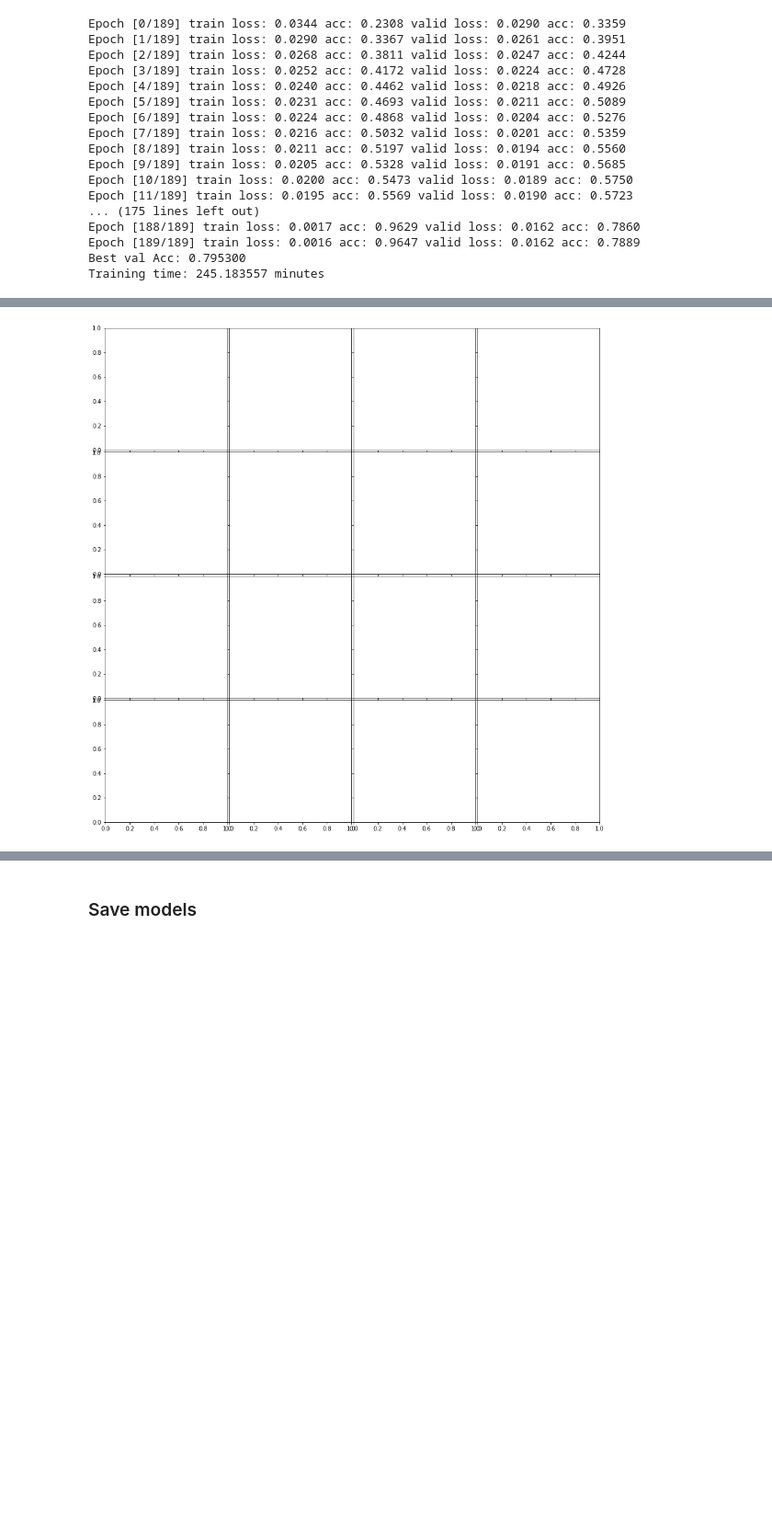
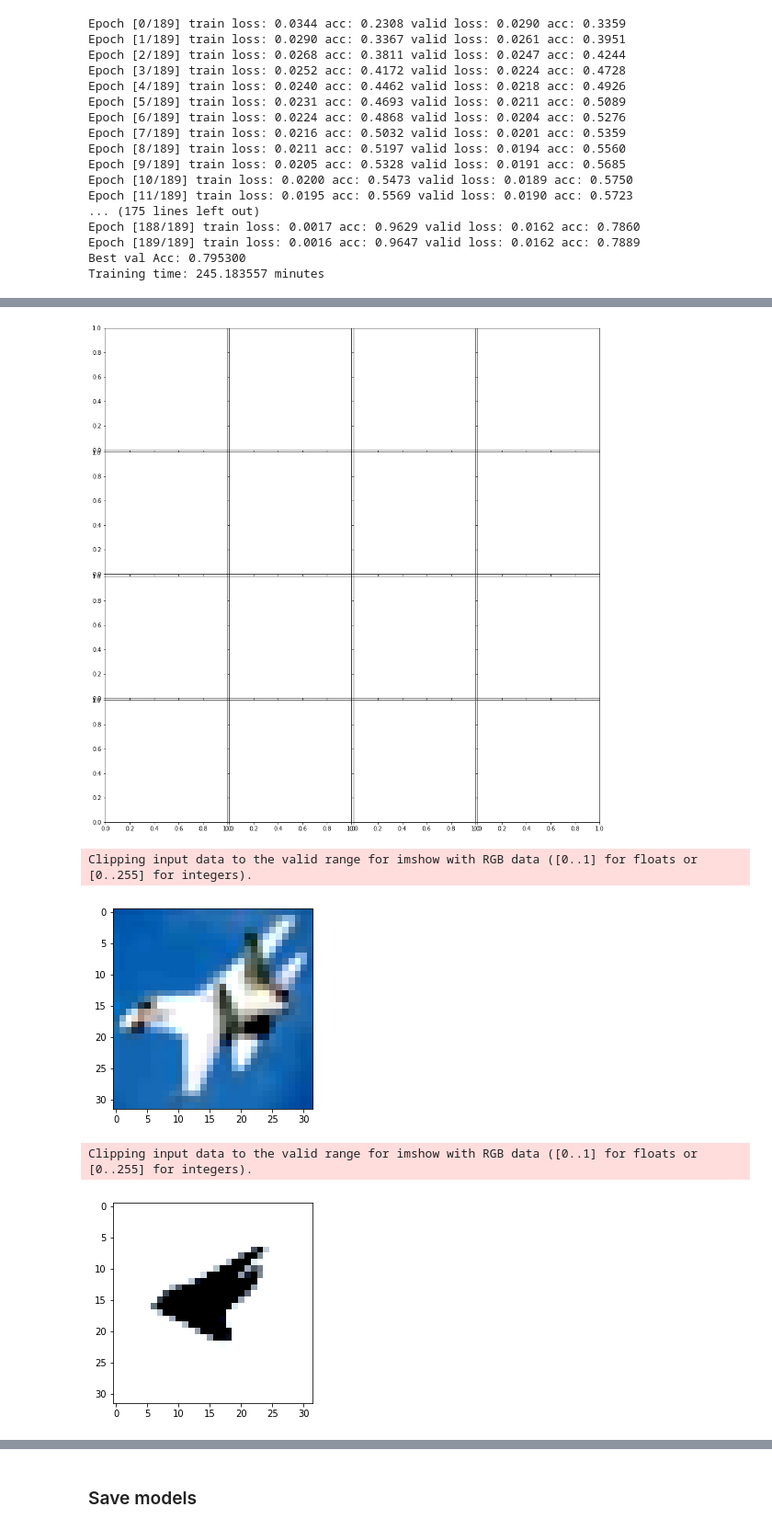
Before and after one commit to orpgol/decentralized_models, a Jupyter notebook: cifar10_share_info.ipynb, the cells around one changed output, grey strips where cells are left out. Shown at 92% size. Saved outputs shown, nothing was run; the diff lists cells and outputs as text; code cells hidden in the pictures; blank space fills up the shorter version.

```diff
--- a/cifar10_share_info.ipynb
+++ b/cifar10_share_info.ipynb
@@ -121,7 +122,7 @@ Files already downloaded and verified
 Files already downloaded and verified
 # %%
 ## If we are saving a fraction
-frac = int(len(x_train) * 0.10)
+frac = int(len(x_train) * 0.05)
 x_reserve = x_train[:frac]
 y_reserve = y_train[:frac]
 x_train = x_train[frac:]
@@ -355,7 +362,7 @@ def visualize_model(dataloders, model, num_images=16):
     cnt = 0
     fig = plt.figure(1, figsize=(16, 16))
     grid = ImageGrid(fig, 111, nrows_ncols=(4, 4), axes_pad=0.05)
-    for i, (inputs, labels) in enumerate(dataloders['valid']):
+    for i, (inputs, labels) in enumerate(dataloders['validA']):
         inputs, labels = Variable(inputs.to(device)), Variable(labels.to(device))
 
         outputs = model(inputs)
@@ -363,12 +370,12 @@ def visualize_model(dataloders, model, num_images=16):
 
         for j in range(inputs.size()[0]):
             ax = grid[cnt]
-            imshow(ax, inputs.cpu().data[j])
+            imshow(inputs.cpu().data[j])
             ax.text(10, 210, '{}/{}'.format(preds[j], labels.data[j]),
                     color='k', backgroundcolor='w', alpha=0.8)
             cnt += 1
             if cnt == num_images:
                 return
 # %%
-visualize_model(dloaders, resnet)
+visualize_model(dloaders, resnetA)
 # %% [output]
@@ -376 +383,5 @@ TypeError: imshow() takes 1 positional argument but 2 were given
 [figure]
+Clipping input data to the valid range for imshow with RGB data ([0..1] for floats or [0..255] for integers).
+[figure, added]
+Clipping input data to the valid range for imshow with RGB data ([0..1] for floats or [0..255] for integers).
+[figure, added]
```
Also changed, not shown: parts of 12 cells of this notebook.
